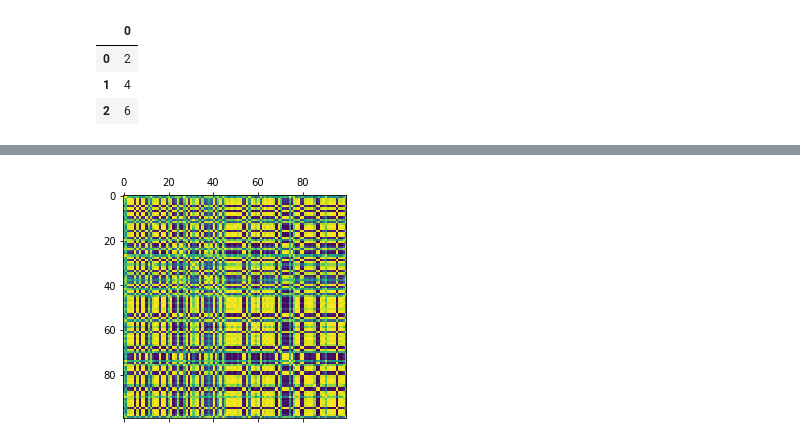
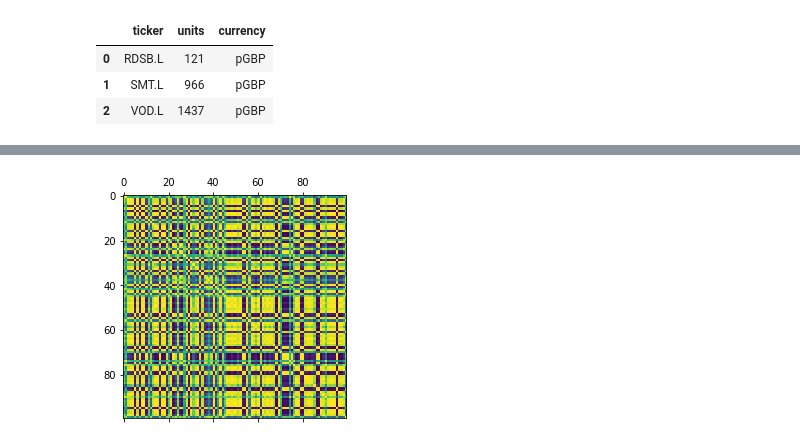
Before and after one commit to ninjananjo/Portfolio-Advisor, a Jupyter notebook: Portfolio Advisor.ipynb, the cells around one changed output, grey strips where cells are left out. Drawn from its saved outputs; the diff is of its cells as text; code cells hidden in the pictures.

```diff
--- a/Portfolio Advisor.ipynb
+++ b/Portfolio Advisor.ipynb
@@ -63,11 +65,22 @@ def get_yahoo_finance_data(tickers, units, startdate):
             yahoo_finance_data = pd.concat([temp,yahoo_finance_data])
 
     return(yahoo_finance_data)
-# %%
-test = pd.DataFrame([1,2,3])
-test.mul(2)
-# %% [output]
-|  | 0 |
-| 0 | 2 |
-| 1 | 4 |
-| 2 | 6 |
+# %%
+#my portfolio
+
+dict_portfolio ={"ticker": ["RDSB.L","SMT.L", "VOD.L"],
+                 "units": [121,966, 1437],
+                 "currency" : ["pGBP","pGBP","pGBP"]}
+
+#dict_portfolio ={"ticker": ["VOD.L","ITV.L", "BLND.L", "IE00B50W2R13.IR", "0P0000SAVS.L", "0P0000KSPA.L"],
+#                 "asset_name": ["Vodafone","ITV", "British Land", "Vanguard Global Bond","Vanguard UK All Share", "Vanguard US Equity"],
+#                 "units": [1437,1207, 417, 32.9, 72.9524, 31.0345],
+#                 "currency" : ["pGBP","pGBP","pGBP","GBP","GBP","GBP"]}
+
+df_portfolio = pd.DataFrame.from_dict(dict_portfolio)
+df_portfolio
+# %% [output]
+|  | ticker | units | currency |
+| 0 | RDSB.L | 121 | pGBP |
+| 1 | SMT.L | 966 | pGBP |
+| 2 | VOD.L | 1437 | pGBP |
```
Also changed, not shown: parts of 12 cells of this notebook, 1 other file.
